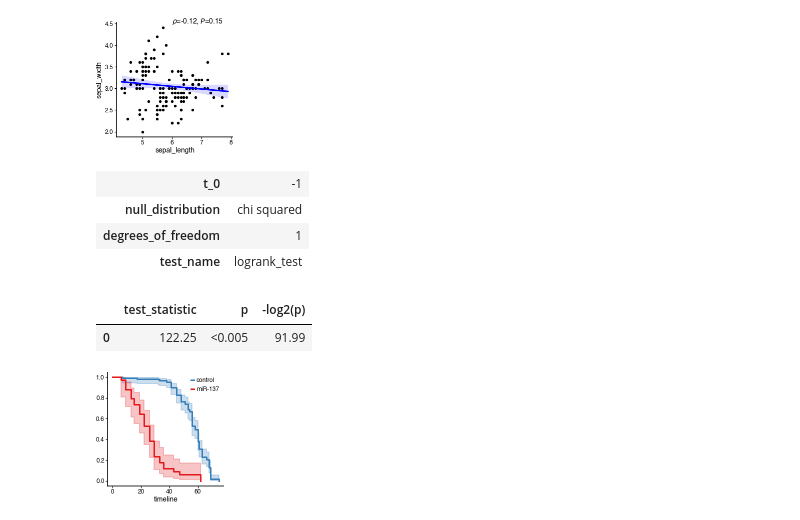
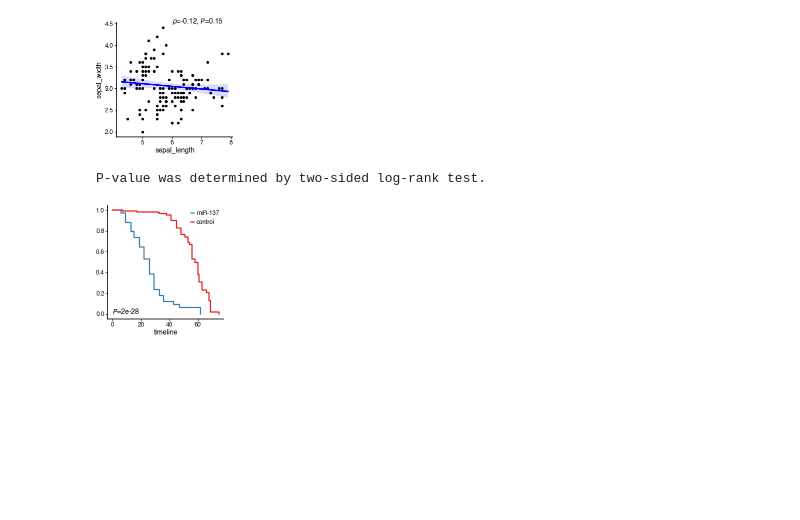
Before and after one commit to faridrashidi/cnsplots, a Jupyter notebook: notebooks/matplotlib.ipynb, the cells around one changed output. Cells and saved outputs as stored; diff of their text form; code cells hidden in the pictures; blank space fills up the shorter version.

```diff
--- a/notebooks/matplotlib.ipynb
+++ b/notebooks/matplotlib.ipynb
@@ -76,5 +79,12 @@ cns.sns_regplot(data=iris, x="sepal_length", y="sepal_width")
 # %% [output]
 [figure]
+# %%
+ax = cns.figure(150, 150)
+cns.survivalplot(data=waltons, duration="T", event="E", hue="group")
+plt.savefig('../../../Desktop/salam.pdf')
+# %% [output]
+P-value was determined by two-sided log-rank test.
+[figure, added]
 # %%
 # adata = sc.datasets.krumsiek11()
 # sc.pl.heatmap(adata, adata.var_names, 'cell_type', dendrogram=True)
@@ -82,32 +92,3 @@ cns.sns_regplot(data=iris, x="sepal_length", y="sepal_width")
 
 # adata = sc.datasets.pbmc68k_reduced()
 # sc.pl.umap(adata, color="HES4")
-# %%
-ax = cns.figure(150, 150)
-from lifelines.datasets import load_waltons
-waltons = load_waltons()
-T = waltons['T']
-E = waltons['E']
-groups = waltons['group']
-
-from lifelines import KaplanMeierFitter
-kmf = KaplanMeierFitter()
-ix = (groups == 'miR-137')
-
-kmf.fit(T[~ix], E[~ix], label='control')
-ax = kmf.plot_survival_function(ax=ax)
-
-kmf.fit(T[ix], E[ix], label='miR-137')
-ax = kmf.plot_survival_function(ax=ax)
-# plt.savefig('../../../Desktop/salam.pdf')
-
-from lifelines.statistics import logrank_test
-logrank_test(T[ix], T[~ix], event_observed_A=E[ix], event_observed_B=E[~ix]).print_summary()
-# %% [output]
-| t_0 | -1 |
-| null_distribution | chi squared |
-| degrees_of_freedom | 1 |
-| test_name | logrank_test |
-|  | test_statistic | p | -log2(p) |
-| 0 | 122.25 | <0.005 | 91.99 |
-[figure, removed]
```
Also changed, not shown: parts of 7 cells of this notebook, 5 other files.
